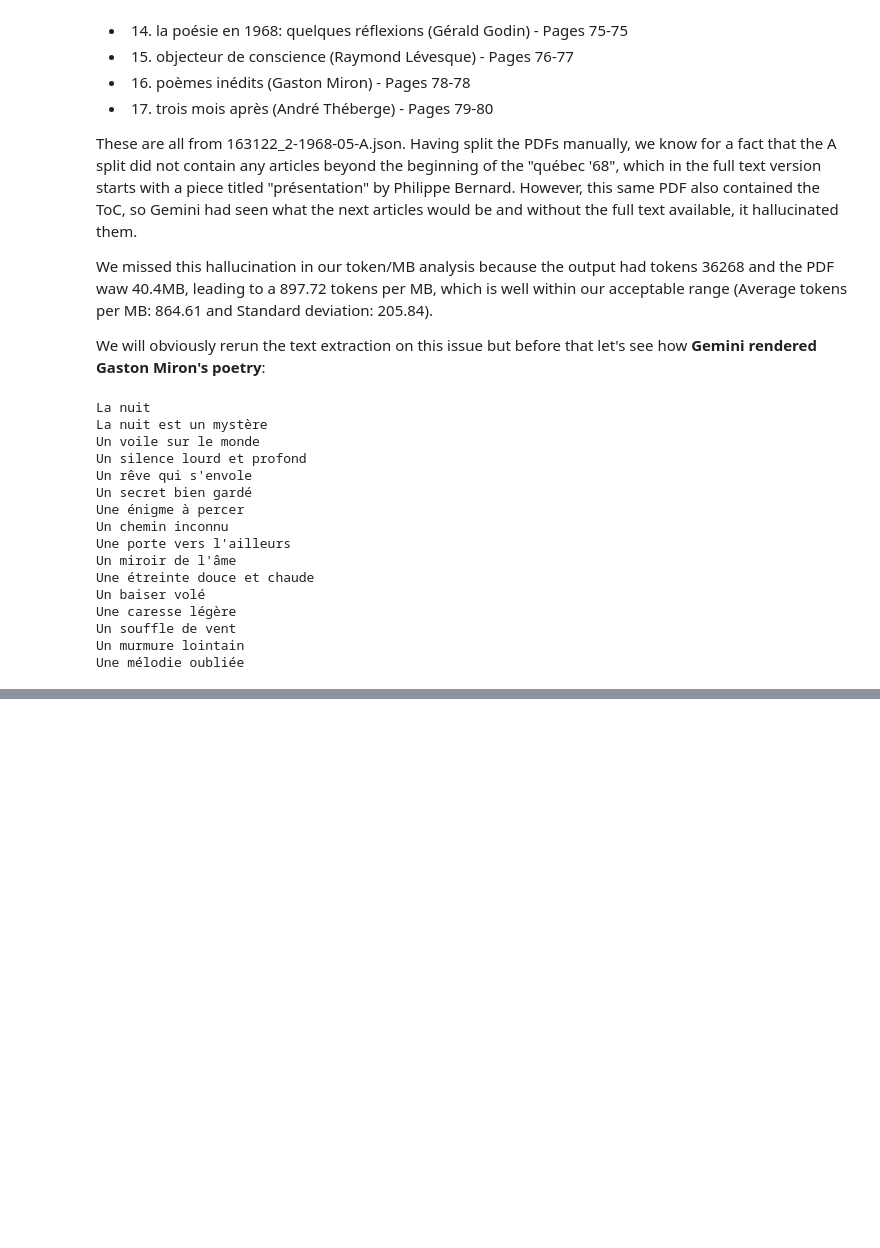
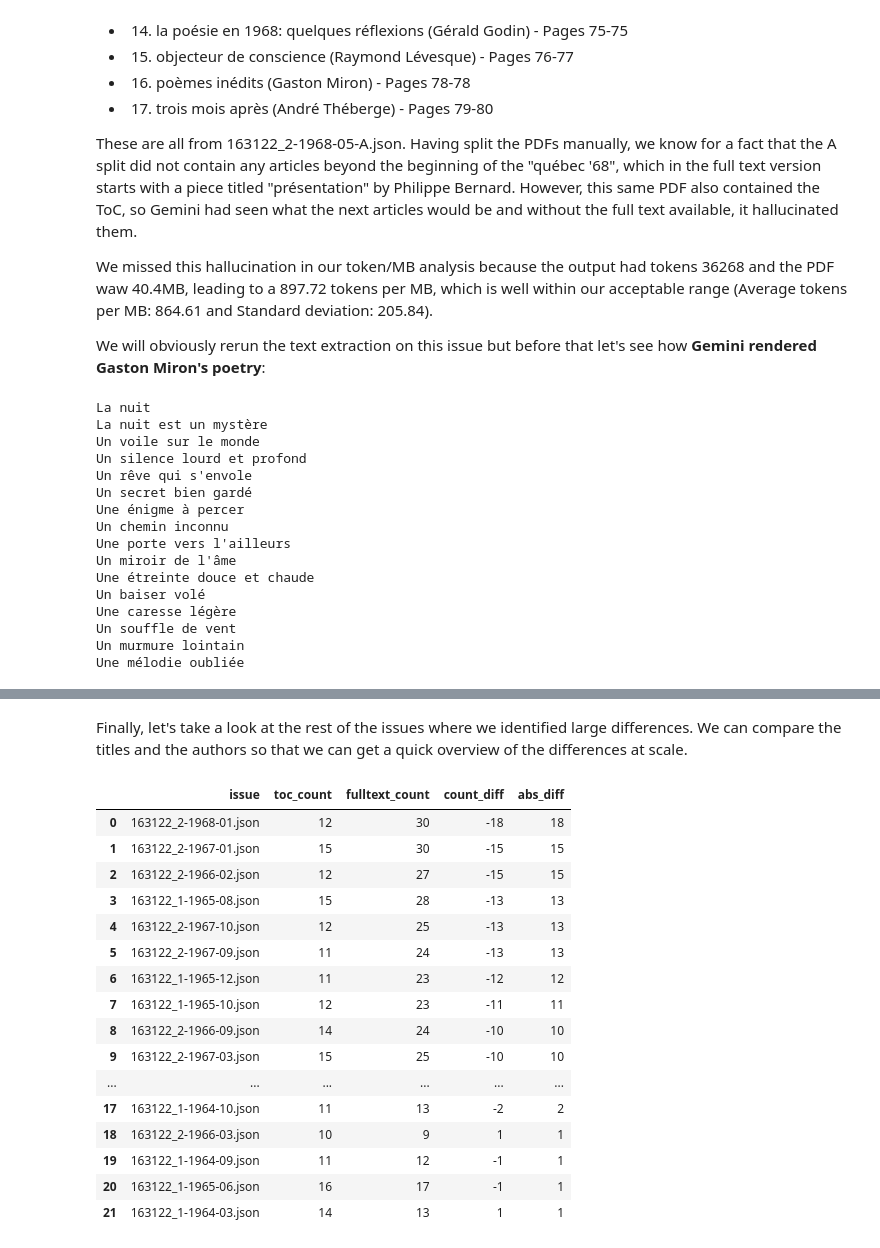
Before and after one commit to mervetekgurler/partipris, a Jupyter notebook: notebooks/text_extraction.ipynb, the cells around one changed output, grey strips where cells are left out. Drawn from its saved outputs; the diff is of its cells as text; code cells hidden in the pictures; blank space fills up the shorter version.

```diff
--- a/notebooks/text_extraction.ipynb
+++ b/notebooks/text_extraction.ipynb
@@ -973,16 +981,30 @@ fulltext_dir = "../data/transcriptions"
 
 # We do not include the "163122_1-1964-09-01.json" and "163122_1-1964-12-01.json"
 # "163122_2-1966-06.json" is empty
+# 163122_2-1968-05-A/-B/-C.json, and "163122_2-1966-03.json" we will read from instructional
 skip_files = {
     "163122_1-1964-09-01.json",
     "163122_1-1964-12-01.json",
-    "163122_2-1966-06.json"
+    "163122_2-1966-06.json",
+    "163122_2-1968-05-A.json",
+    "163122_2-1968-05-B.json",
+    "163122_2-1968-05-C.json",
+    "163122_2-1966-03.json"
 }
 
+# Store (directory, filename) tuples
 all_fulltext_files = [
-    f for f in os.listdir(fulltext_dir)
+    (fulltext_dir, f) for f in os.listdir(fulltext_dir)
     if f.endswith(".json") and f not in skip_files
 ]
+
+# Add the three files from instructional
+instructional_dir = "../data/instructional"
+for fname in ["163122_2-1968-05-A.json", "163122_2-1968-05-B.json", "163122_2-1968-05-C.json"]:
+    if os.path.exists(os.path.join(instructional_dir, fname)):
+        all_fulltext_files.append((instructional_dir, fname))
+    else:
+        print(f"Warning: {fname} not found in instructional directory.")
 
 count_results = []
 
@@ -995,7 +1017,9 @@ for toc_file in os.listdir(toc_dir):
     toc_path = os.path.join(toc_dir, toc_file)
     prefix = base_issue.replace(".json", "")
     # Only use filtered fulltext files (skip files already removed)
-    fulltext_parts = [f for f in all_fulltext_files if f.startswith(prefix)]
+    fulltext_parts = [
+        (d, f) for (d, f) in all_fulltext_files if f.startswith(prefix)
+    ]
     if not fulltext_parts:
         continue
     # Load ToC
@@ -1004,8 +1028,8 @@ for toc_file in os.listdir(toc_dir):
         toc_count = len(toc_data["toc"])
     # Load and merge fulltext articles
     merged_articles = []
-    for part_file in sorted(fulltext_parts):
-        with open(os.path.join(fulltext_dir, part_file), "r", encoding="utf-8") as f:
+    for dir_path, part_file in sorted(fulltext_parts):
+        with open(os.path.join(dir_path, part_file), "r", encoding="utf-8") as f:
             merged_articles.extend(json.load(f))
     fulltext_count = len(merged_articles)
     count_results.append({
@@ -1208,3 +1361,34 @@ Une mélodie oubliée
+# %% [markdown]
+Finally, let's take a look at the rest of the issues where we identified large differences. We can compare the titles and the authors so that we can get a quick overview of the differences at scale.
+# %%
+# Let's get a copy of the df_counts_sorted DataFrame and remove the entries with zero difference
+# and the issue "163122_2-1968-05.json" which we have already discussed
+
+df_counts_filtered = df_counts_sorted.copy()
+df_counts_filtered = df_counts_filtered[
+    (df_counts_filtered["abs_diff"] != 0) &
+    (df_counts_filtered["issue"] != "163122_2-1968-05.json")
+]
+df_counts_filtered.reset_index(drop=True, inplace=True)
+df_counts_filtered
+# %% [output]
+|  | issue | toc_count | fulltext_count | count_diff | abs_diff |
+| 0 | 163122_2-1968-01.json | 12 | 30 | -18 | 18 |
+| 1 | 163122_2-1967-01.json | 15 | 30 | -15 | 15 |
+| 2 | 163122_2-1966-02.json | 12 | 27 | -15 | 15 |
+| 3 | 163122_1-1965-08.json | 15 | 28 | -13 | 13 |
+| 4 | 163122_2-1967-10.json | 12 | 25 | -13 | 13 |
+| 5 | 163122_2-1967-09.json | 11 | 24 | -13 | 13 |
+| 6 | 163122_1-1965-12.json | 11 | 23 | -12 | 12 |
+| 7 | 163122_1-1965-10.json | 12 | 23 | -11 | 11 |
+| 8 | 163122_2-1966-09.json | 14 | 24 | -10 | 10 |
+| 9 | 163122_2-1967-03.json | 15 | 25 | -10 | 10 |
+| ... | ... | ... | ... | ... | ... |
+| 17 | 163122_1-1964-10.json | 11 | 13 | -2 | 2 |
+| 18 | 163122_2-1966-03.json | 10 | 9 | 1 | 1 |
+| 19 | 163122_1-1964-09.json | 11 | 12 | -1 | 1 |
+| 20 | 163122_1-1965-06.json | 16 | 17 | -1 | 1 |
+| 21 | 163122_1-1964-03.json | 14 | 13 | 1 | 1 |
 # %%
 import re
 from collections import defaultdict
```
Also changed, not shown: parts of 6 cells of this notebook, 4 other files.
